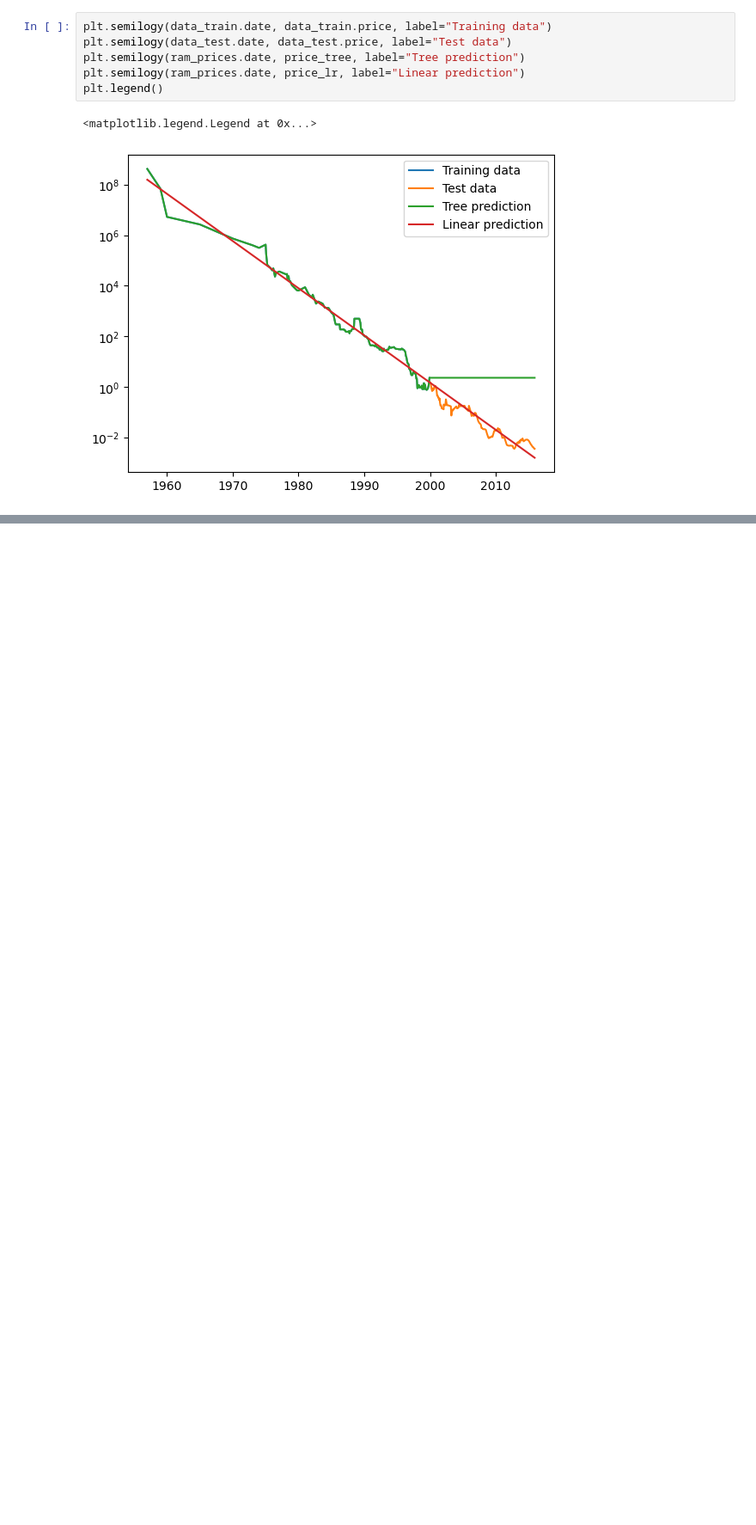
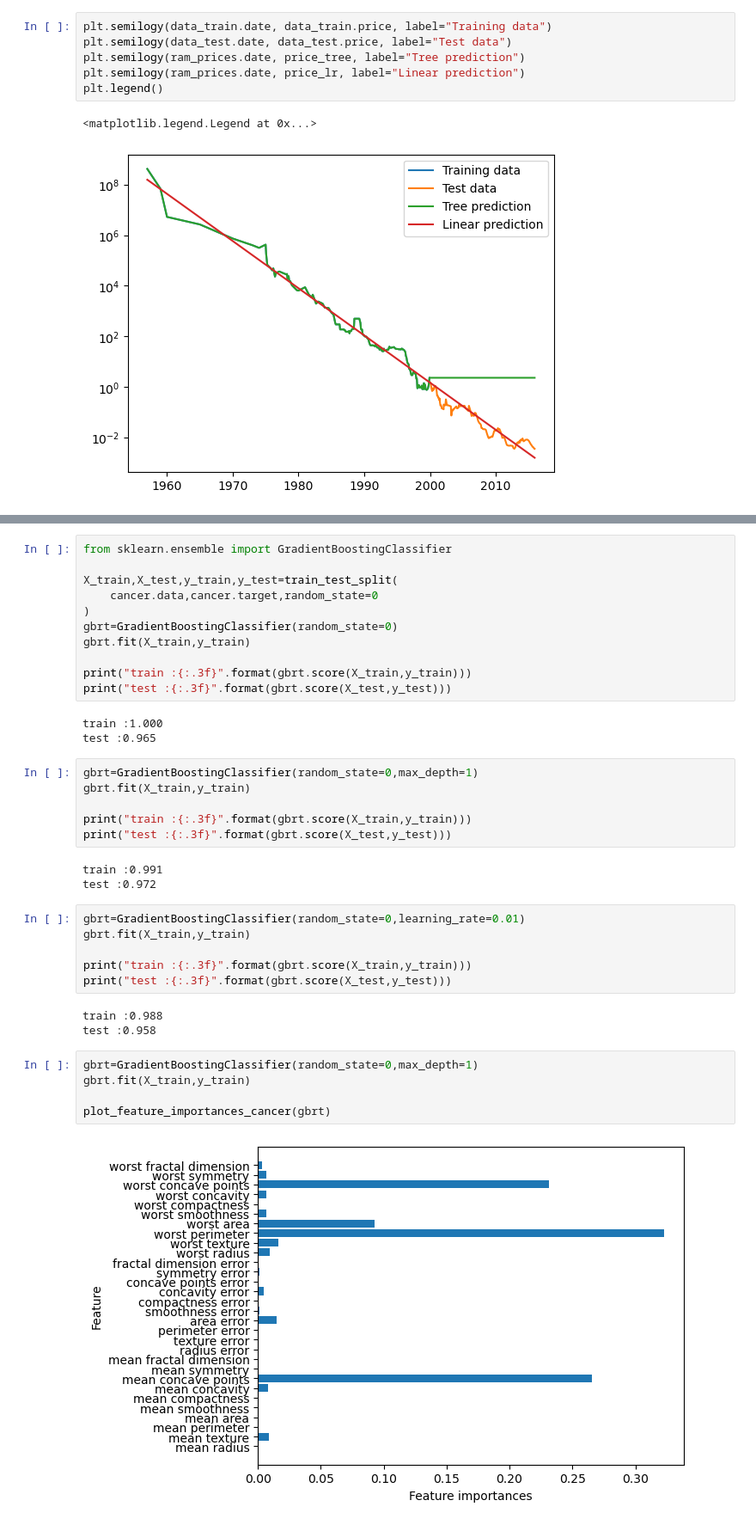
Before and after one commit to sukesantsu0930/AI_practice, a Jupyter notebook: scikit_learn_textbook.ipynb, the cells around one changed output, grey strips where cells are left out. Shown at 86% size. Saved outputs shown, nothing was run; the diff lists cells and outputs as text; blank space fills up the shorter version.

```diff
--- a/scikit_learn_textbook.ipynb
+++ b/scikit_learn_textbook.ipynb
@@ -740,0 +789,39 @@ plt.legend()
+# %%
+from sklearn.ensemble import GradientBoostingClassifier
+
+X_train,X_test,y_train,y_test=train_test_split(
+    cancer.data,cancer.target,random_state=0
+)
+gbrt=GradientBoostingClassifier(random_state=0)
+gbrt.fit(X_train,y_train)
+
+print("train :{:.3f}".format(gbrt.score(X_train,y_train)))
+print("test :{:.3f}".format(gbrt.score(X_test,y_test)))
+# %% [output]
+train :1.000
+test :0.965
+# %%
+gbrt=GradientBoostingClassifier(random_state=0,max_depth=1)
+gbrt.fit(X_train,y_train)
+
+print("train :{:.3f}".format(gbrt.score(X_train,y_train)))
+print("test :{:.3f}".format(gbrt.score(X_test,y_test)))
+# %% [output]
+train :0.991
+test :0.972
+# %%
+gbrt=GradientBoostingClassifier(random_state=0,learning_rate=0.01)
+gbrt.fit(X_train,y_train)
+
+print("train :{:.3f}".format(gbrt.score(X_train,y_train)))
+print("test :{:.3f}".format(gbrt.score(X_test,y_test)))
+# %% [output]
+train :0.988
+test :0.958
+# %%
+gbrt=GradientBoostingClassifier(random_state=0,max_depth=1)
+gbrt.fit(X_train,y_train)
+
+plot_feature_importances_cancer(gbrt)
+# %% [output]
+[figure, added]
```
Also changed, not shown: parts of 22 cells of this notebook, 2 other files.
